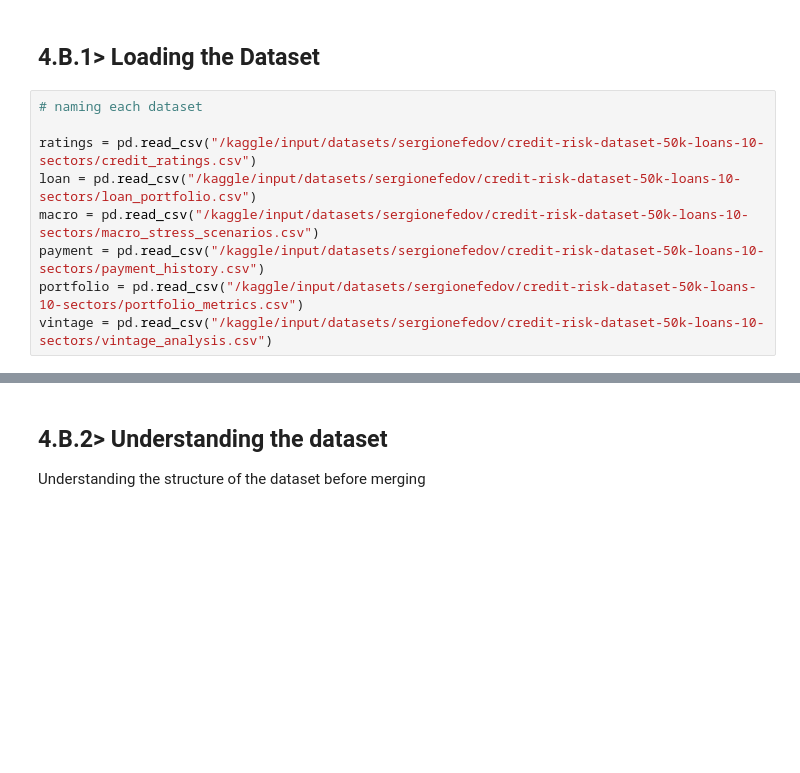
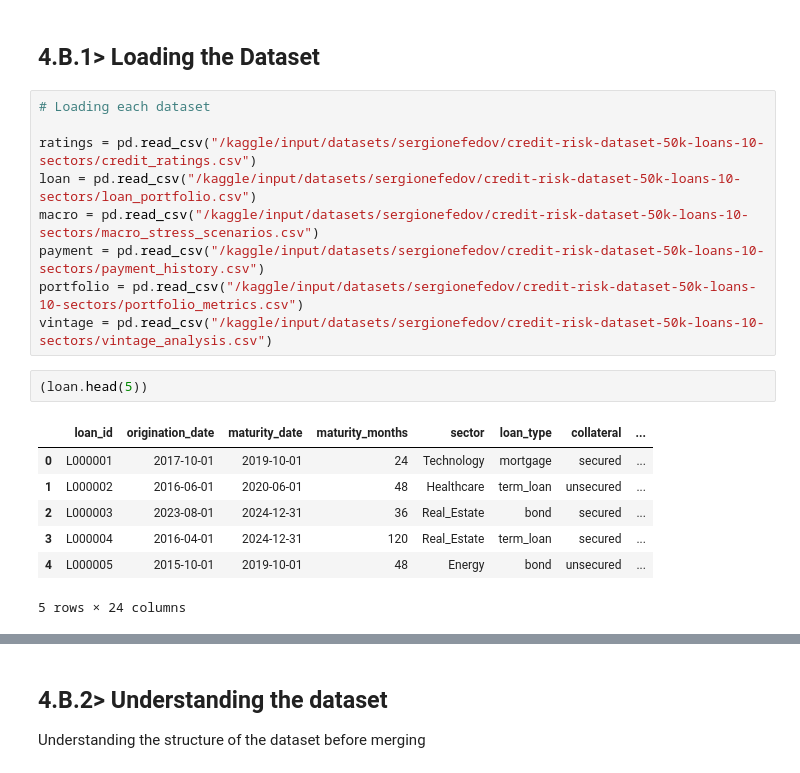
Before and after one commit to rudrascience/Credit_-_loan, a Jupyter notebook: credit-risk-analysis-and-prediction.ipynb, the cells around one changed output, grey strips where cells are left out. Saved outputs shown, nothing was run; the diff lists cells and outputs as text; blank space fills up the shorter version.

```diff
--- a/credit-risk-analysis-and-prediction.ipynb
+++ b/credit-risk-analysis-and-prediction.ipynb
@@ -188,7 +165,7 @@ Requirement already satisfied: threadpoolctl>=3.1.0 in /usr/local/lib/python3.13
 # %% [markdown]
 ## 4.B.1> Loading the Dataset
 # %%
-# naming each dataset
+# Loading each dataset
 
 ratings = pd.read_csv("/kaggle/input/datasets/sergionefedov/credit-risk-dataset-50k-loans-10-sectors/credit_ratings.csv")
 loan = pd.read_csv("/kaggle/input/datasets/sergionefedov/credit-risk-dataset-50k-loans-10-sectors/loan_portfolio.csv")
@@ -196,3 +173,13 @@ macro = pd.read_csv("/kaggle/input/datasets/sergionefedov/credit-risk-dataset-50
 payment = pd.read_csv("/kaggle/input/datasets/sergionefedov/credit-risk-dataset-50k-loans-10-sectors/payment_history.csv")
 portfolio = pd.read_csv("/kaggle/input/datasets/sergionefedov/credit-risk-dataset-50k-loans-10-sectors/portfolio_metrics.csv")
 vintage = pd.read_csv("/kaggle/input/datasets/sergionefedov/credit-risk-dataset-50k-loans-10-sectors/vintage_analysis.csv")
+# %%
+(loan.head(5))
+# %% [output]
+|  | loan_id | origination_date | maturity_date | maturity_months | sector | loan_type | collateral | ... |
+| 0 | L000001 | 2017-10-01 | 2019-10-01 | 24 | Technology | mortgage | secured | ... |
+| 1 | L000002 | 2016-06-01 | 2020-06-01 | 48 | Healthcare | term_loan | unsecured | ... |
+| 2 | L000003 | 2023-08-01 | 2024-12-31 | 36 | Real_Estate | bond | secured | ... |
+| 3 | L000004 | 2016-04-01 | 2024-12-31 | 120 | Real_Estate | term_loan | secured | ... |
+| 4 | L000005 | 2015-10-01 | 2019-10-01 | 48 | Energy | bond | unsecured | ... |
+5 rows × 24 columns
```
Also changed, not shown: parts of 23 cells of this notebook.
